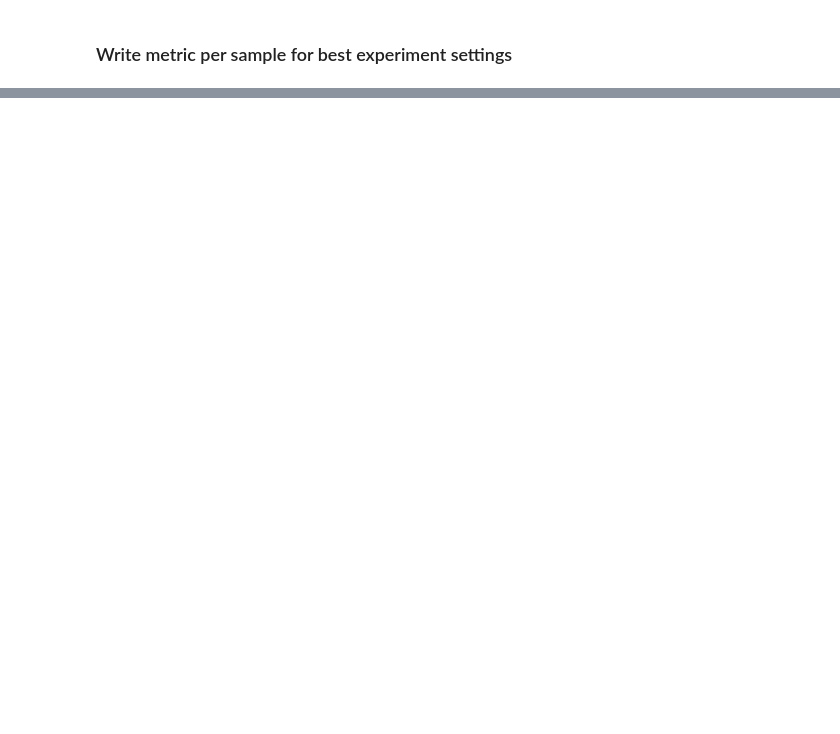
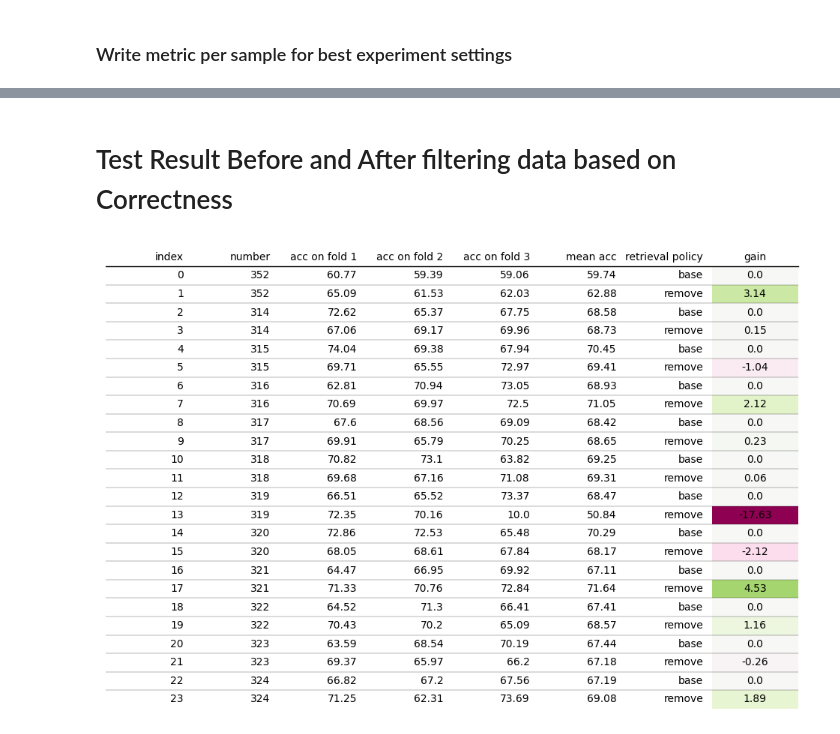
Before and after one commit to mj-haghighi/Anomaly-Detection, a Jupyter notebook: 3.correctness.ipynb, the cells around one changed output, grey strips where cells are left out. Saved outputs shown, nothing was run; the diff lists cells and outputs as text; code cells hidden in the pictures; blank space fills up the shorter version.

Commit message:
Implement sections: 'Best settings based on correctness auc' and 'Test acc before and after filtering data based on correctness'

```diff
--- a/3.correctness.ipynb
+++ b/3.correctness.ipynb
@@ -118,20 +190,18 @@ def filter_out_auc_calculated_examins(experiments, experiments_with_corretness_a
 
     return experiments[(experiments['has_auc'] == False)]
 # %%
-experiments = pd.read_csv(osp.join(BASE_DIR, "experiments.csv"), index_col='index')
+experiments = load_experiments(osp.join(BASE_DIR, "experiments.csv"), index_col='index')
 experiments = experiments[(experiments['done'] == True)]
 experiments_with_corretness_auc = load_examins_auc(osp.join(BASE_DIR,f"{METRIC_NAME}_auc.csv"), index_col='index')
 
 if not experiments_with_corretness_auc.empty:
     experiments = filter_out_auc_calculated_examins(experiments, experiments_with_corretness_auc)
-
-
 for phase in PHASES:
     experiments[f"{METRIC_NAME}-{phase}-auc"] = 0.0
 
 for index, row in experiments.iterrows():
     metric = Correctness(
-        experiment_dir=osp.join(EXPERIMENT_BASE_DIR, *[str(row[col]) for col in cols]),
+        experiment_dir=osp.join(EXPERIMENT_BASE_DIR, *[str(row[col]) for col in EXPERIMENT_COLS]),
         phases=PHASES,
         folds=row['folds'],
         epochs=row['epochs'],
@@ -155,6 +231,7 @@ else:
 # %%
 table = pd.read_csv(osp.join(BASE_DIR, f"{METRIC_NAME}_auc.csv"), index_col='index')
 table = table.dropna()
+table = table[table['model'] == 'xception']
 # %%
 train_max_auc_rows = table.loc[table.groupby(['np', 'ns'])[f'{METRIC_NAME}-train-auc'].idxmax()]
 val_max_auc_rows = table.loc[table.groupby(['np', 'ns'])[f'{METRIC_NAME}-validation-auc'].idxmax()]
@@ -222,7 +301,7 @@ new_df.to_csv(path, index_label='index')
 # %%
 for index, row in max_auc_rows.iterrows():
     metric = Correctness(
-        experiment_dir=osp.join(BASE_DIR, *[str(row[col]) for col in cols]),
+        experiment_dir=osp.join(EXPERIMENT_BASE_DIR, *[str(row[col]) for col in EXPERIMENT_COLS]),
         phases=PHASES,
         folds=row['folds'],
         epochs=row['epochs'],
@@ -231,4 +310,8 @@ for index, row in max_auc_rows.iterrows():
     correctness = metric.calculate_correctness_per_phase(scale=True)
     correctness = correctness[correctness['phase']==winner_phase].drop(columns=['phase'])
     correctness.set_index('sample', inplace=True)
-    correctness.to_csv(osp.join(metric.base_dir, f"{METRIC_NAME}_per_sample.csv"), index='sample')
+    path = osp.join(metric.experiment_dir, f"{METRIC_NAME}_per_sample.csv")
+    if osp.exists(path):
+        print(f"correctness auc already exist in {path}")
+        continue
+    correctness.to_csv(path, index='sample')
@@ -234,0 +339,62 @@ for index, row in max_auc_rows.iterrows():
+# %% [markdown]
+# Test Result Before and After filtering data based on Correctness
+# %%
+METRIC_NAME = "correctness"
+BEST_PHASE = 'train'
+
+result = pd.DataFrame()
+try:
+    target_experiments_indices = max_auc_rows.index.values()
+except:
+    target_experiments_indices = [352, 314, 315, 316, 317, 318, 319, 320, 321, 322, 323, 324]
+
+target_experiments = pd.read_csv(EXPERIMENT_INFO_PATH, index_col='index').iloc[target_experiments_indices]
+filtering_experience = pd.read_csv(FILTERING_EXPERIMENT_INFO_PATH, index_col='index')
+filtering_experience = filtering_experience[filtering_experience['based_on'] == 'correctness']
+for index, row in target_experiments.iterrows():
+    fex = filtering_experience[filtering_experience['basic_experiment_index'].isin([index]) & \
+                                (filtering_experience['done'] == True)]
+    test_acc = [float(x) for x in row['test_acc'].split()]
+
+    result = result._append({
+        'number': index,
+        'acc on fold 1': test_acc[0],
+        'acc on fold 2': test_acc[1],
+        'acc on fold 3': test_acc[2],
+        'mean acc': np.mean(test_acc).round(2),
+        'retrieval policy': 'base',
+        }, ignore_index = True)
+
+    for findex, frow in fex.iterrows():
+        test_acc = [float(x) for x in frow['test_acc'].split()]
+        result = result._append({
+            'number': index,
+            'acc on fold 1': test_acc[0],
+            'acc on fold 2': test_acc[1],
+            'acc on fold 3': test_acc[2],
+            'mean acc': np.mean(test_acc).round(2),
+            'retrieval policy': frow['data_retrieval_policy'],
+            }, ignore_index = True)
+
+base_result = pd.DataFrame()
+base_result['number'] = result['number']
+base_result['base acc'] = 0.0
+for index, row in base_result.iterrows():
+    base_result.at[index, 'base acc'] = result[(result['number'] == row['number']) & (result['retrieval policy'] == 'base')].iloc[0]['mean acc']
+gain = ((result['mean acc'] - base_result['base acc'])).round(2)
+result['gain'] = gain
+
+# Init a figure
+fig, ax = plt.subplots(figsize=(12, 8))
+tab = Table(result, column_definitions=[
+    ColumnDefinition(
+        name="gain",
+        cmap=normed_cmap(
+            result["gain"],
+            cmap=matplotlib.cm.PiYG, num_stds=2.5),
+        textprops={"ha": "center"})
+])
+# Display the output
+plt.show()
+# %% [output]
+[figure, added]
```
Also changed, not shown: parts of 20 cells of this notebook.
